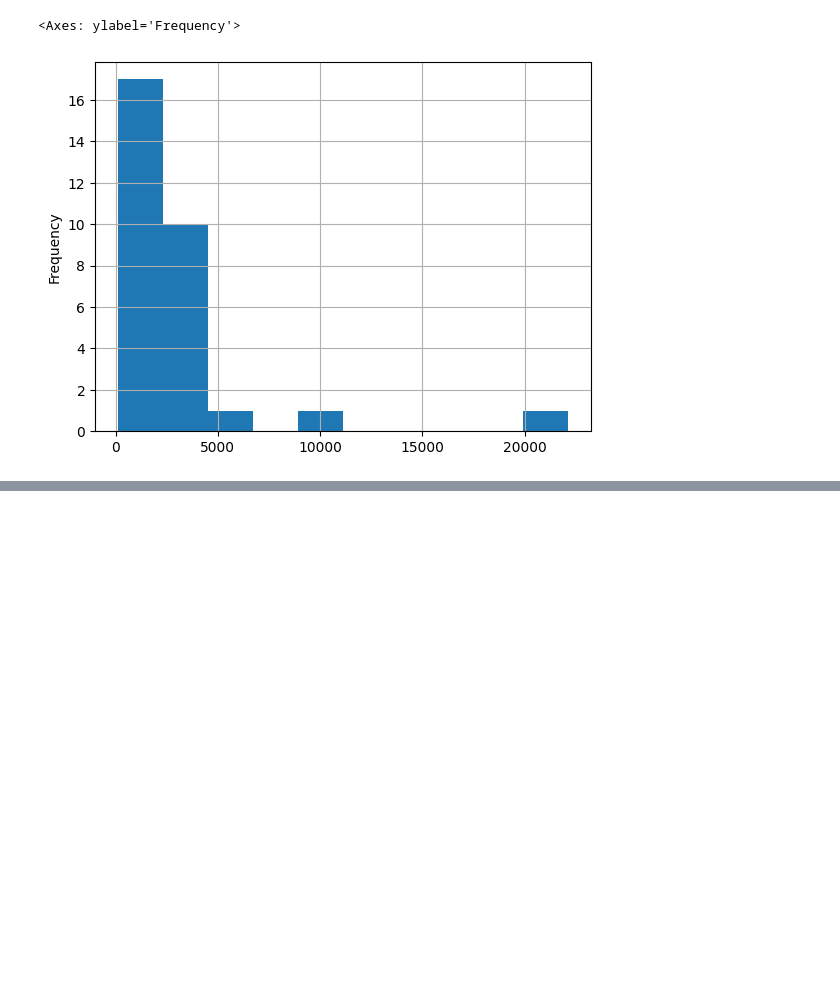
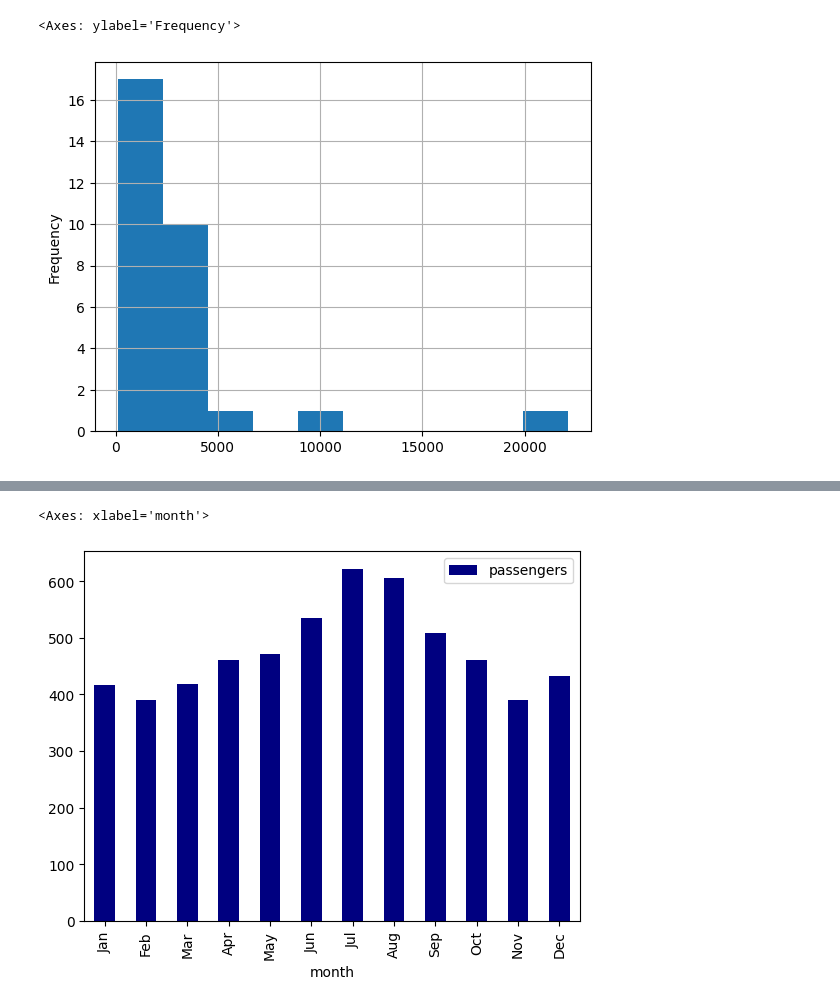
Before and after one commit to LeonardoVS-dev/Fundamentos, a Jupyter notebook: graphs.ipynb, the cells around one changed output, grey strips where cells are left out. Cells and saved outputs as stored; diff of their text form; code cells hidden in the pictures; blank space fills up the shorter version.

```diff
--- a/graphs.ipynb
+++ b/graphs.ipynb
@@ -47,0 +62,9 @@ display(dados_eleitorais_votos.plot(kind="hist", grid=True))
+# %%
+# Gráfico do número de passageiros por mês em 1960
+flight_1960 = dados_flight.copy()
+# Filtra pelo ano de 1960
+flight_1960 = flight_1960[flight_1960['year'] == 1960]
+flight_1960.plot(kind="bar", x= "month", y = "passengers", color="navy")
+# %% [output]
+<Axes: xlabel='month'>
+[figure, added]
```
Also changed, not shown: parts of 5 cells of this notebook.
